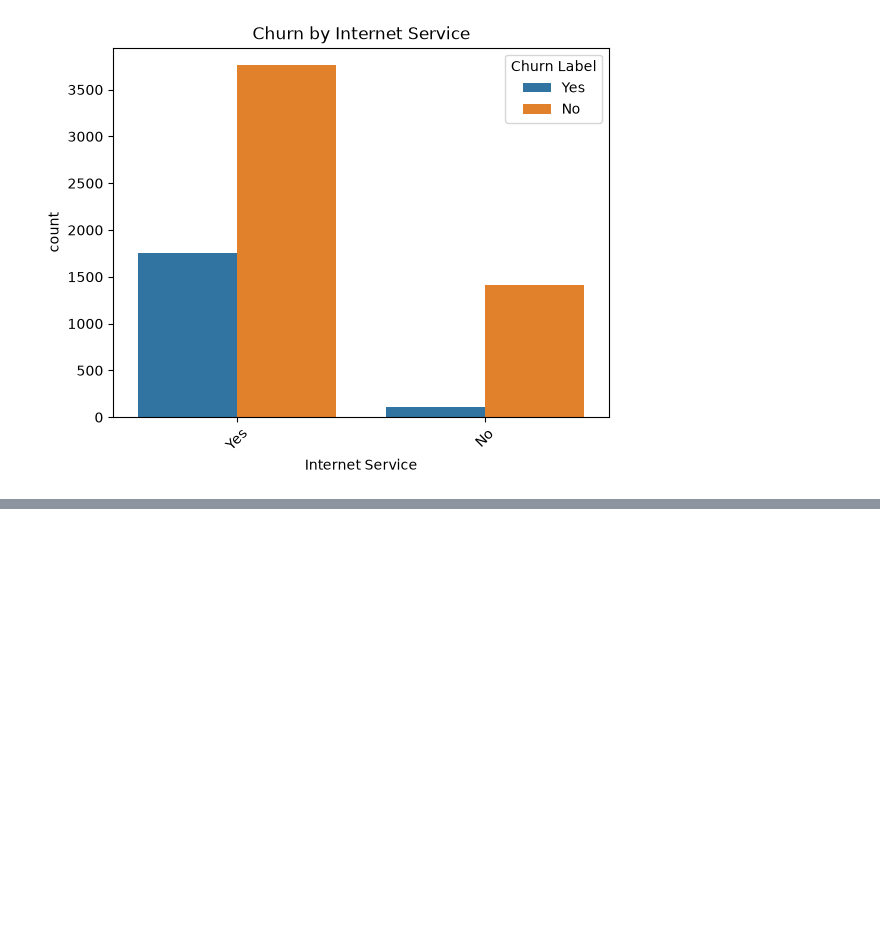
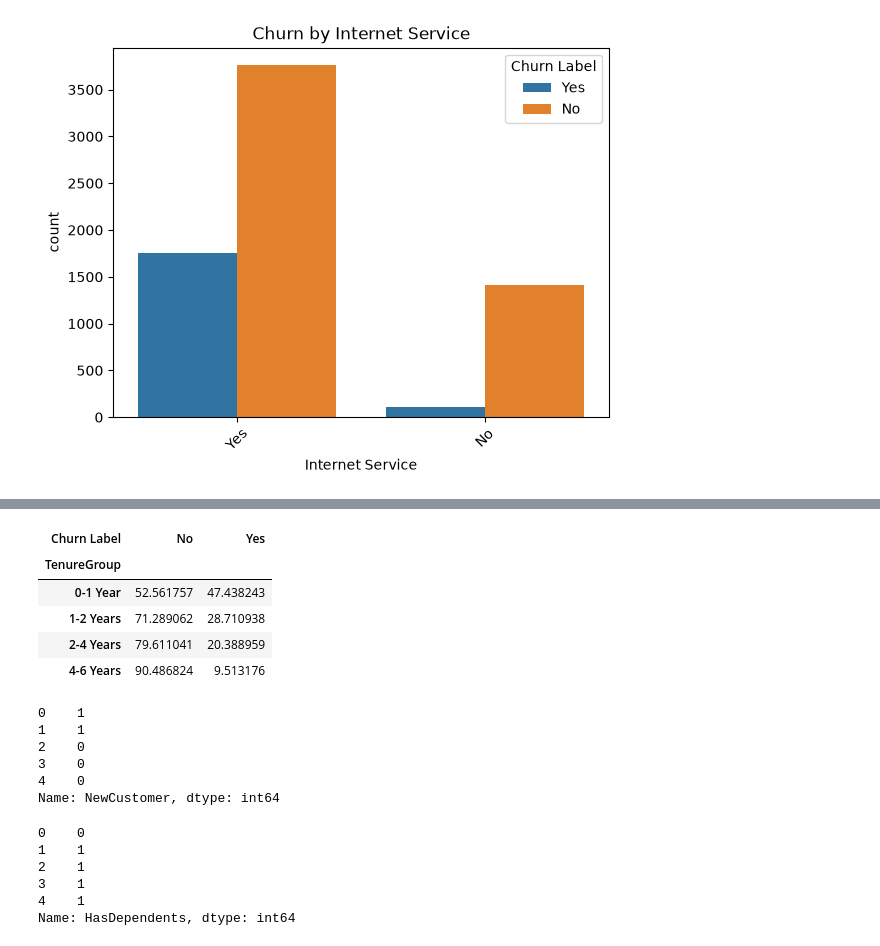
Before and after one commit to JIBANJYOTIMOHANTY/Machine-Learning, a Jupyter notebook: algorithms/Logistic Regression/Customer_Churn.ipynb, the cells around one changed output, grey strips where cells are left out. Drawn from its saved outputs; the diff is of its cells as text; code cells hidden in the pictures; blank space fills up the shorter version.

```diff
--- a/algorithms/Logistic Regression/Customer_Churn.ipynb
+++ b/algorithms/Logistic Regression/Customer_Churn.ipynb
@@ -219,0 +271,37 @@ plt.show()
+# %%
+churn_rate = pd.crosstab(
+    df_model['TenureGroup'],
+    df_model['Churn Label'],
+    normalize='index'
+) * 100
+
+churn_rate
+# %% [output]
+| Churn Label | No | Yes |
+| TenureGroup |  |  |
+| 0-1 Year | 52.561757 | 47.438243 |
+| 1-2 Years | 71.289062 | 28.710938 |
+| 2-4 Years | 79.611041 | 20.388959 |
+| 4-6 Years | 90.486824 | 9.513176 |
+# %%
+df_model['NewCustomer']=(
+    df_model['Tenure in Months']<=12
+    ).astype(int)
+df_model['NewCustomer'].head()
+# %% [output]
+0    1
+1    1
+2    0
+3    0
+4    0
+Name: NewCustomer, dtype: int64
+# %%
+df_model['HasDependents'] = (df_model['Number of Dependents'] > 0).astype(int)
+df_model['HasDependents'].head()
+# %% [output]
+0    0
+1    1
+2    1
+3    1
+4    1
+Name: HasDependents, dtype: int64
```
Also changed, not shown: parts of 4 cells of this notebook.
